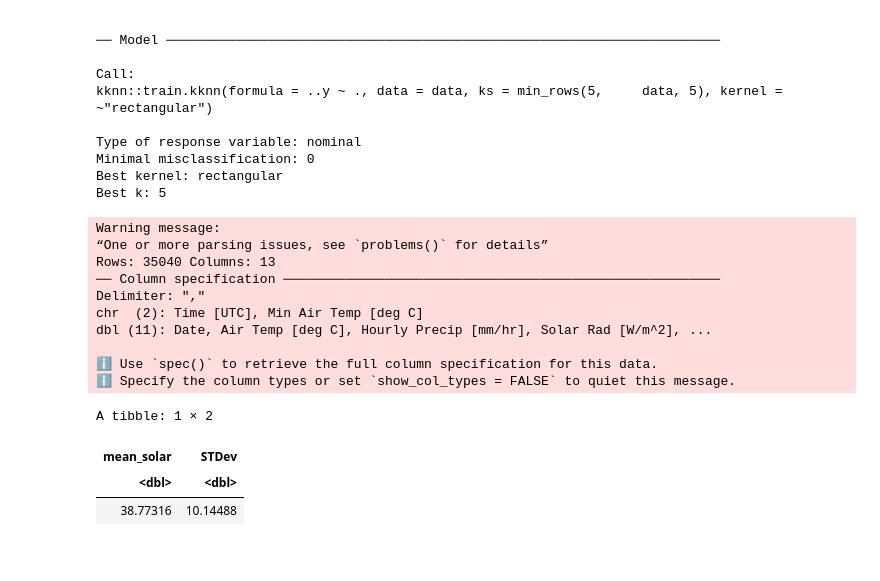
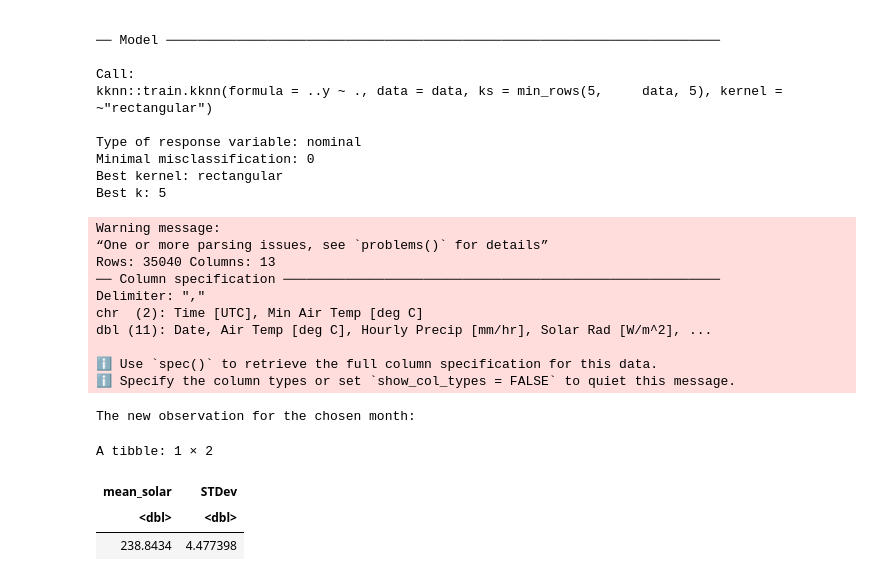
Before and after one commit to Jordanamceachern/group_project, a Jupyter notebook: project.ipynb, the cells around one changed output. Cells and saved outputs as stored; diff of their text form; code cells hidden in the pictures.

```diff
--- a/project.ipynb
+++ b/project.ipynb
@@ -139,49 +151,51 @@ Best kernel: rectangular
 Best k: 5
 # %%
 # the new observation to be classified:
+# the new observations are from 2019
+new_obs <- read_csv('https://drive.google.com/uc?export=download&id=1aJ5lpL415orfcdj6QnrXoXvw37boVRAR')
 
-new_obs <- read_csv('2019.csv')
-
-names(new_obs)[names(new_obs) == "Time [UTC]"] <- "time" #renaming the column
-names(new_obs)[names(new_obs) == "Hourly Precip [mm/hr]"] <- "precipitation"
+names(new_obs)[names(new_obs) == "Time [UTC]"] <- "time" #renaming the columns
 names(new_obs)[names(new_obs) == "Atmos Pressure [mb]"] <- "pressure"
 names(new_obs)[names(new_obs) == "Solar Rad [W/m^2]"] <- "solar_rad"
 
 new_obs <- mutate(new_obs, Date = as.Date(as.character(Date), #this turns the date integer into an actual date
                                                format = "%Y%m%d")) |>
-           select(Date, solar_rad, pressure, precipitation) |># selecting the relevant columns
+           select(Date, solar_rad, pressure) |># selecting the relevant columns
            group_by(Date) |>
-           summarize(across(solar_rad:precipitation, mean, na.rm = TRUE)) |> # This finds the mean values for each day
+           summarize(across(solar_rad:pressure, mean, na.rm = TRUE)) |> # This finds the mean values for each day
            mutate(month = as.numeric(strftime(Date, '%m'))) |>
-           filter(month == '1')
+           filter(month == '5') # any month from 1-5 can be selected for testing
 
 new_obs$month[new_obs$month == '1'] <- 'January'
 new_obs$month[new_obs$month == '2'] <- 'February'
 new_obs$month[new_obs$month == '3'] <- 'March'
 new_obs$month[new_obs$month == '4'] <- 'April'
 new_obs$month[new_obs$month == '5'] <- 'May'
 
 new_obs <- new_obs |>
         mutate(STDev = sd(pressure)) |>
         mutate(mean_solar = mean(solar_rad)) |>
         select(mean_solar, STDev) |>
         distinct()
+
+cat('The new observation for the chosen month:')
 new_obs
 # %% [output]
 Warning message:
 “One or more parsing issues, see `problems()` for details”
 Rows: 35040 Columns: 13
 ── Column specification ────────────────────────────────────────────────────────
 Delimiter: ","
 chr  (2): Time [UTC], Min Air Temp [deg C]
 dbl (11): Date, Air Temp [deg C], Hourly Precip [mm/hr], Solar Rad [W/m^2], ...
 
 ℹ Use `spec()` to retrieve the full column specification for this data.
 ℹ Specify the column types or set `show_col_types = FALSE` to quiet this message.
-A tibble: 1 × 2
+The new observation for the chosen month:
+A tibble: 1 × 2
 | mean_solar | STDev |
 | <dbl> | <dbl> |
-| 38.77316 | 10.14488 |
+| 238.8434 | 4.477398 |
 # %%
 # Predicting the month
 predict(knn_fit, new_obs)
```
Also changed, not shown: parts of 12 cells of this notebook.
